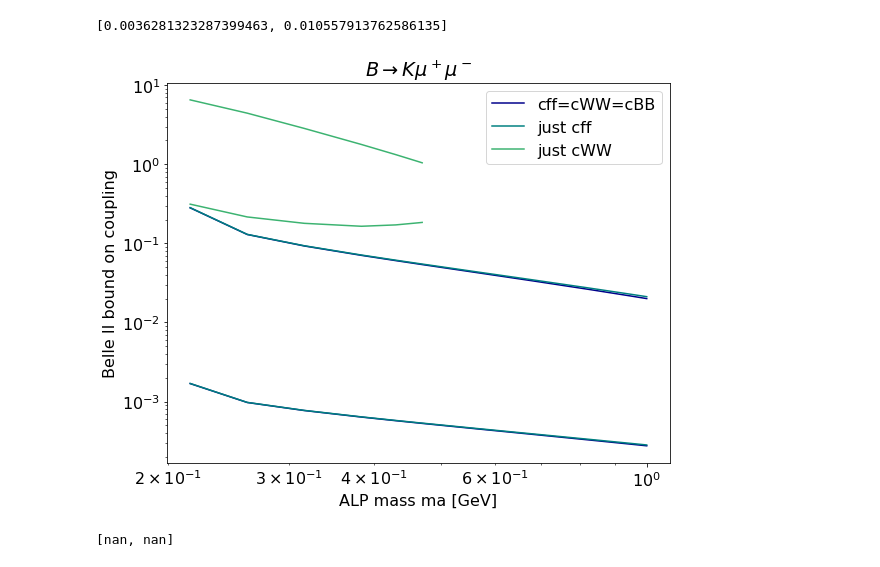
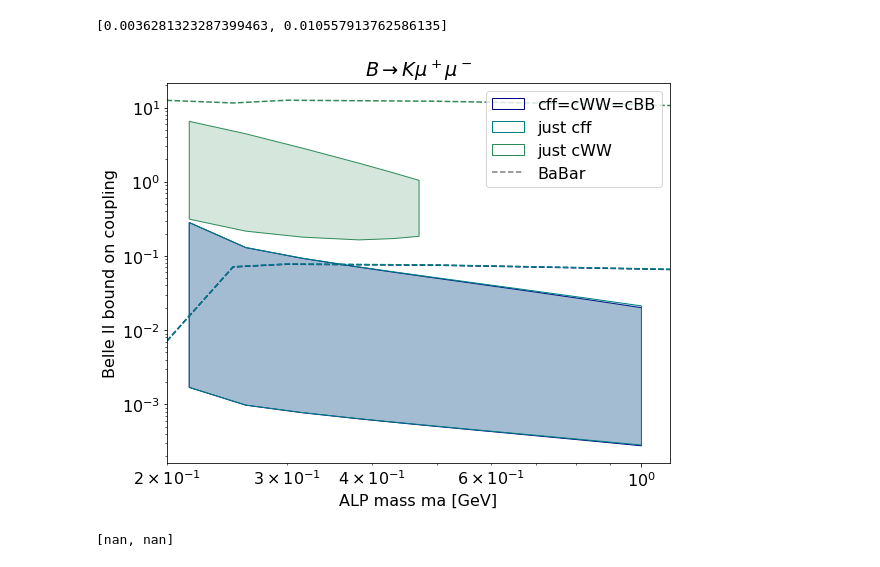
Before and after one commit to anasthesia/alps-BelleII, a Jupyter notebook: python/alps-visible-BelleII.ipynb, the cells around one changed output. Cells and saved outputs as stored; diff of their text form; code cells hidden in the pictures.

Commit message:
combined BelleII-Babar bounds

```diff
--- a/python/alps-visible-BelleII.ipynb
+++ b/python/alps-visible-BelleII.ipynb
@@ -1066,0 +1101,2 @@ with open('output/visibleBoundBelleIIcWW.csv', 'w') as f:
+# %%
+BaBarBounds=genfromtxt('../ruth/BaBarBounds_readable.txt', delimiter='\t')
@@ -1084,3 +1144,21 @@ def plotBounds(boundsArray, particleCode, upper=False):
+# %%
+def plotGen(inputarray,lineScatterFillORPolygon,color,linewidthORmarkersize,*args,**kwargs):
+
+    data=inputarray[~np.isnan(inputarray[:,1])]
+
+    if not args:
+        alphaPoly=0.3
+    else:
+        alphaPoly=args[0]
+
+    if (lineScatterFillORPolygon=="polygon"):
+        ax.fill(data[:,0],data[:,1], color=color, alpha=1)
+    if (lineScatterFillORPolygon=="oppacpolygon"):
+        ax.fill(data[:,0],data[:,1], facecolor=color, alpha=alphaPoly,\
+                edgecolor=color,linewidth=linewidthORmarkersize)
+    if (lineScatterFillORPolygon=="nonfilledpolygon"):
+        ax.fill(data[:,0],data[:,1], facecolor="none", edgecolor=color,\
+                linewidth=linewidthORmarkersize, linestyle='-',**kwargs)
 # %%
 cffPlot=1
 cWWPlot=10
@@ -1145,32 +1277,59 @@ visibleBoundBelleIIcffEqcWWEqcBB(0.95,0,10**3,3)
   return 1/(4 * (gammaBeta * ctau)**2) * integrate.quad(lambda theta: (1/np.sin(theta)) \
 [0.0036281323287399463, 0.010557913762586135]
 # %%
-fig, ax = plt.subplots(figsize=(9, 7))
+outputfig, ax = plt.subplots(figsize=(9, 7))
 
-ax.plot(masslist,arrayVisibleBoundBelleIIcffEqcWWEqcBB[:,1,0],label='cff=cWW=cBB',c="darkblue")
-ax.plot(masslist,arrayVisibleBoundBelleIIcffEqcWWEqcBB[:,1,1],c="darkblue")
+# ax.plot(masslist,readArrayVisibleBoundBelleIIcffEqcWWEqcBB[:,1,0],label='cff=cWW=cBB',c="darkblue")
+# ax.plot(masslist,readArrayVisibleBoundBelleIIcffEqcWWEqcBB[:,1,1],c="darkblue")
+# ax.plot(BaBarBounds[:,0],BaBarBounds[:,1],c="darkblue", ls='--')
 
-ax.plot(masslist,arrayVisibleBoundBelleIIcff[:,1,0],label='just cff',c="teal")
-ax.plot(masslist,arrayVisibleBoundBelleIIcff[:,1,1],c="teal")
+# ax.plot(masslist,readArrayVisibleBoundBelleIIcff[:,1,0],label='just cff',c="teal")
+# ax.plot(masslist,readArrayVisibleBoundBelleIIcff[:,1,1],c="teal")
+# ax.plot(BaBarBounds[:,0],BaBarBounds[:,2],c="teal", ls='-.')
 
-ax.plot(masslist[4:],arrayVisibleBoundBelleIIcWW[:,1,0],label='just cWW',c="mediumseagreen")
-ax.plot(masslist[4:],arrayVisibleBoundBelleIIcWW[:,1,1],c="mediumseagreen")
+# ax.plot(masslist,readArrayVisibleBoundBelleIIcWW[:,1,0],label='just cWW',c="mediumseagreen")
+# ax.plot(masslist,readArrayVisibleBoundBelleIIcWW[:,1,1],c="mediumseagreen")
+# ax.plot(BaBarBounds[:,0],BaBarBounds[:,3],c="mediumseagreen", ls='--')
 
-# ax.plot(masses,boundsCffZero,label='just cff', ls='--')
-# ax.plot(masses,boundsCWWZero,label='just cWW', ls=':')
-# ax.plot(masses,boundsCBBZero,label='just cBB', ls='-.')
+plotGen(stackBounds(masslist,readArrayVisibleBoundBelleIIcffEqcWWEqcBB[:,1,0],\
+                    readArrayVisibleBoundBelleIIcffEqcWWEqcBB[:,1,1]),"oppacpolygon","darkblue",0,0.2)
+plotGen(stackBounds(masslist,readArrayVisibleBoundBelleIIcffEqcWWEqcBB[:,1,0],\
+                    readArrayVisibleBoundBelleIIcffEqcWWEqcBB[:,1,1]),"nonfilledpolygon","darkblue",1,\
+                    label='cff=cWW=cBB')
+ax.plot(BaBarBounds[:,0],BaBarBounds[:,1],c="darkblue", ls='--')
+
+plotGen(stackBounds(masslist,readArrayVisibleBoundBelleIIcff[:,1,0],\
+                    readArrayVisibleBoundBelleIIcff[:,1,1]),"oppacpolygon","teal",0,0.2)
+plotGen(stackBounds(masslist,readArrayVisibleBoundBelleIIcff[:,1,0],\
+                    readArrayVisibleBoundBelleIIcff[:,1,1]),"nonfilledpolygon","teal",1,\
+                    label='just cff')
+ax.plot(BaBarBounds[:,0],BaBarBounds[:,2],c="teal", ls='--')
+
+plotGen(stackBounds(masslist,readArrayVisibleBoundBelleIIcWW[:,1,0],\
+                    readArrayVisibleBoundBelleIIcWW[:,1,1]),"oppacpolygon","seagreen",0,0.2)
+plotGen(stackBounds(masslist,readArrayVisibleBoundBelleIIcWW[:,1,0],\
+                    readArrayVisibleBoundBelleIIcWW[:,1,1]),"nonfilledpolygon","seagreen",1,
+                    label='just cWW')
+ax.plot(BaBarBounds[:,0],BaBarBounds[:,3],c="seagreen", ls='--')
 
 ax.set_title('$B\\rightarrow K \\mu^+ \\mu^-$')
 
 ax.set_xlabel('ALP mass ma [GeV]')
 ax.set_ylabel('Belle II bound on coupling')
 ax.set_xscale('log')
 ax.set_yscale('log')
-ax.legend()
+ax.set_xlim(2*10**-1, 1.1)
+
+handles, labels = ax.get_legend_handles_labels()
+babar= mlines.Line2D([], [], color='gray', linestyle='--',
+                          markersize=15, label='BaBar')
+handles.append(babar)
+
+ax.legend(handles=handles)
 
 plt.savefig('plots/visibleBoundBelleII-muons.png', dpi=300, bbox_inches='tight')
 # %% [output]
-[figure, old version]
+[figure, new version]
 # %%
 visibleBoundBelleIIcff(2,1,10**3,3)
 # %% [output]
```
Also changed, not shown: parts of 29 cells of this notebook, 3 other files.
